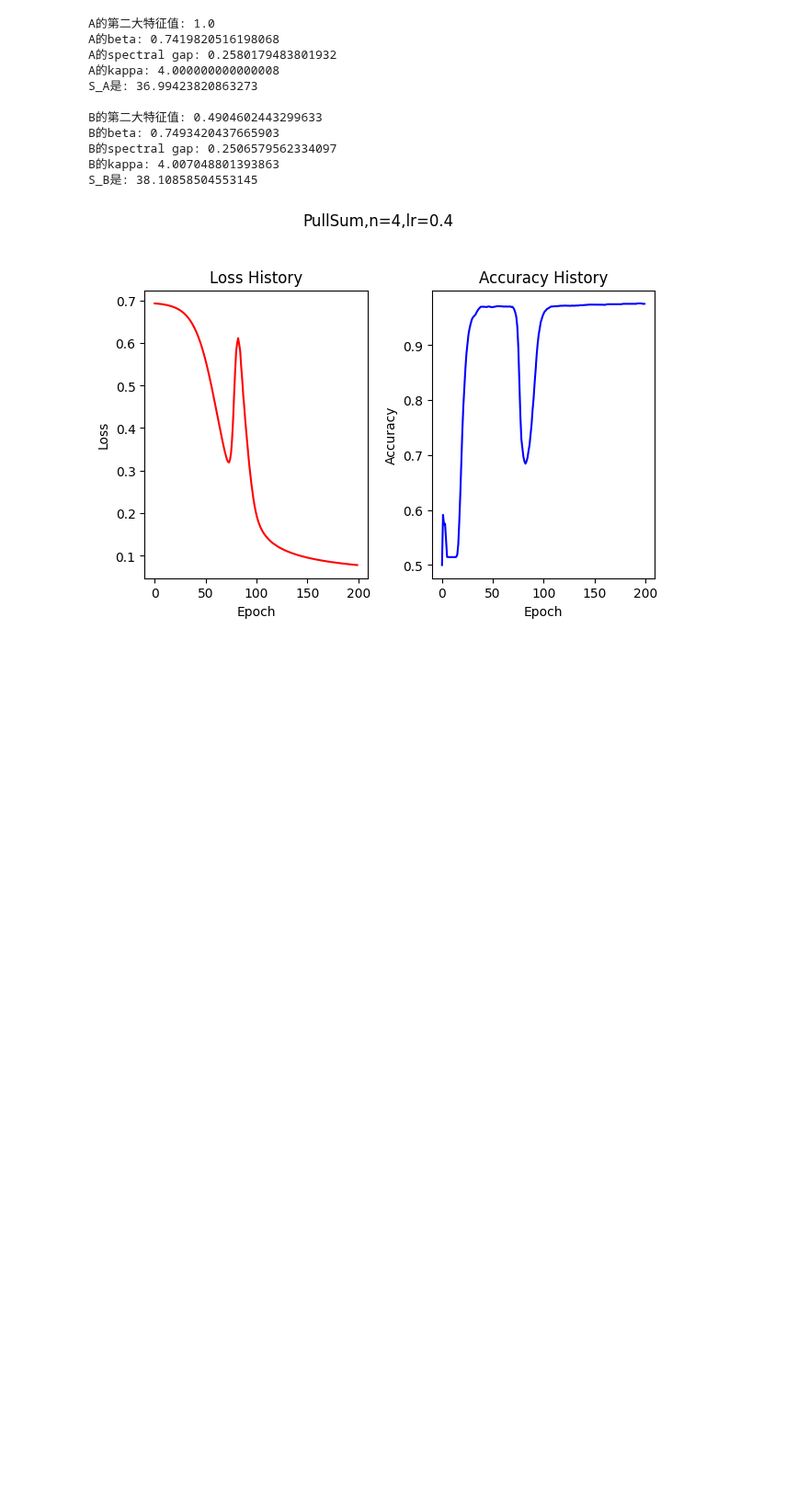
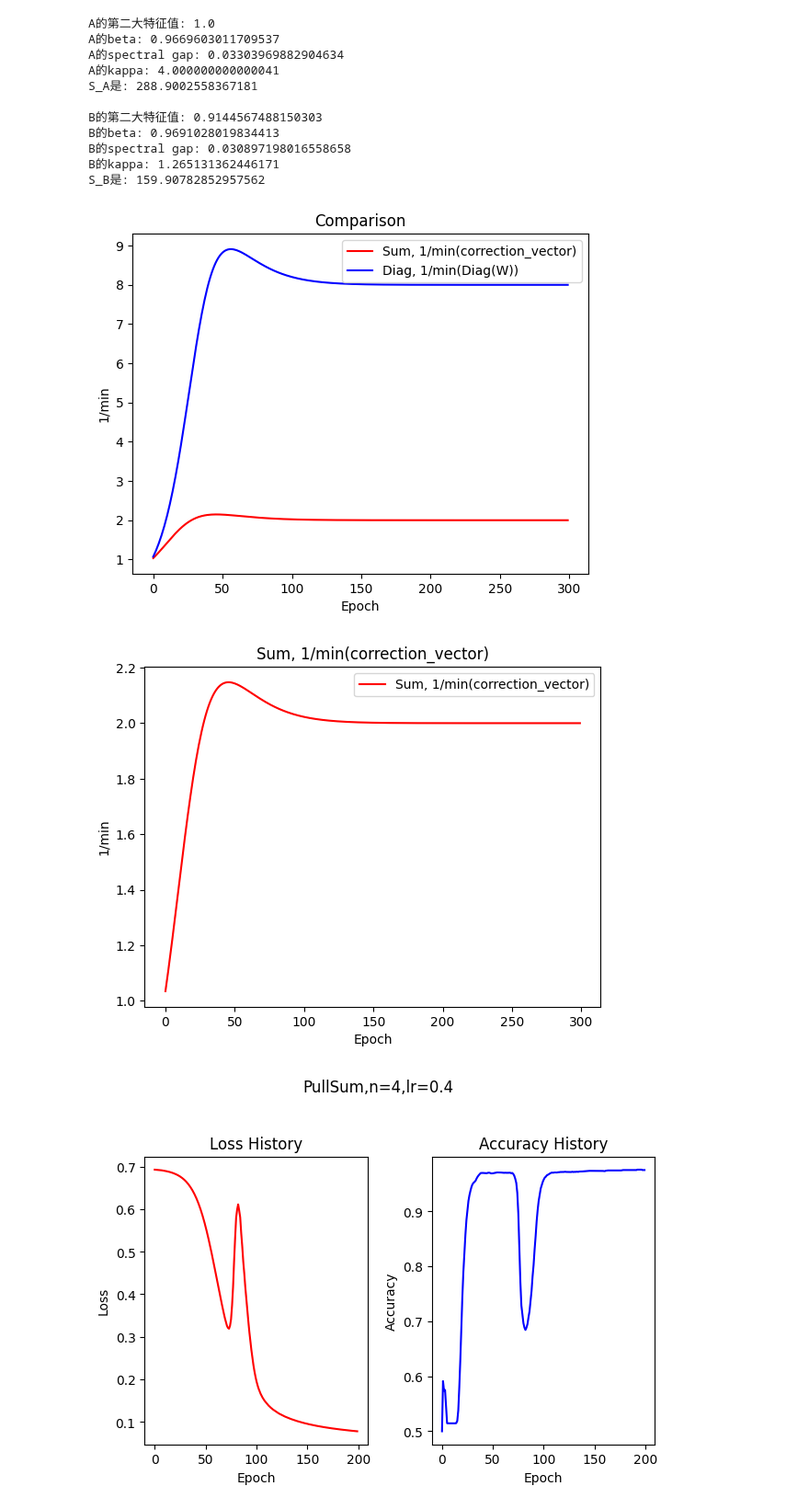
Before and after one commit to Luoxiaogan/PullSum_MNIST, a Jupyter notebook: code/神经网络实验/测试3.ipynb, the cells around one changed output. Shown at 92% size. Drawn from its saved outputs; the diff is of its cells as text; code cells hidden in the pictures; blank space fills up the shorter version.

```diff
--- a/code/神经网络实验/测试3.ipynb
+++ b/code/神经网络实验/测试3.ipynb
@@ -16,27 +16,31 @@ from training import *
 # %%
 n=4
 d=784
 I=np.eye(n)
 one=np.ones(n)
 R=np.outer(one,one)/n
 A=get_xinmeng_matrix(n=n).T
-A=0.9*A+0.1*I
+a=0.1
+A=a*A+(1-a)*I
 B=get_B(A=A,u=2*n,n=n)
 show_row(A)
 show_col(B)
-epochs=200
+epochs=300
+test_row(A=A,epochs=epochs)
 # %% [output]
 A的第二大特征值: 1.0
-A的beta: 0.7419820516198068
-A的spectral gap: 0.2580179483801932
-A的kappa: 4.000000000000008
-S_A是: 36.99423820863273
+A的beta: 0.9669603011709537
+A的spectral gap: 0.03303969882904634
+A的kappa: 4.000000000000041
+S_A是: 288.9002558367181
 
-B的第二大特征值: 0.4904602443299633
-B的beta: 0.7493420437665903
-B的spectral gap: 0.2506579562334097
-B的kappa: 4.007048801393863
-S_B是: 38.10858504553145
+B的第二大特征值: 0.9144567488150303
+B的beta: 0.9691028019834413
+B的spectral gap: 0.030897198016558658
+B的kappa: 1.265131362446171
+S_B是: 159.90782852957562
+[figure, added]
+[figure, added]
 # %%
 l1,a1=train_PullSum(n=n,d=d,A=A,B=B,seed_for_model=49,criterion=nn.BCELoss(),epochs=epochs,lr=(0.4/n))
 # %% [output]
```
Also changed, not shown: parts of 7 cells of this notebook, 3 other files.
